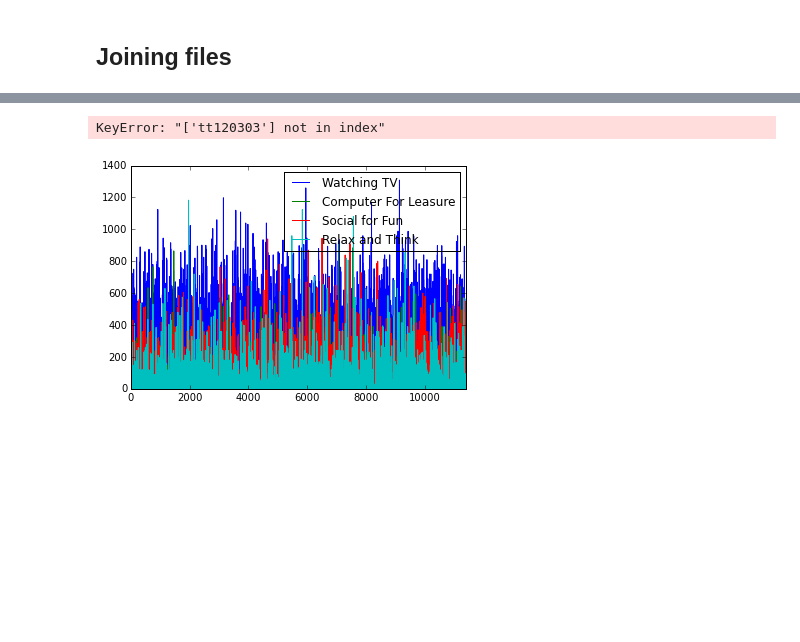
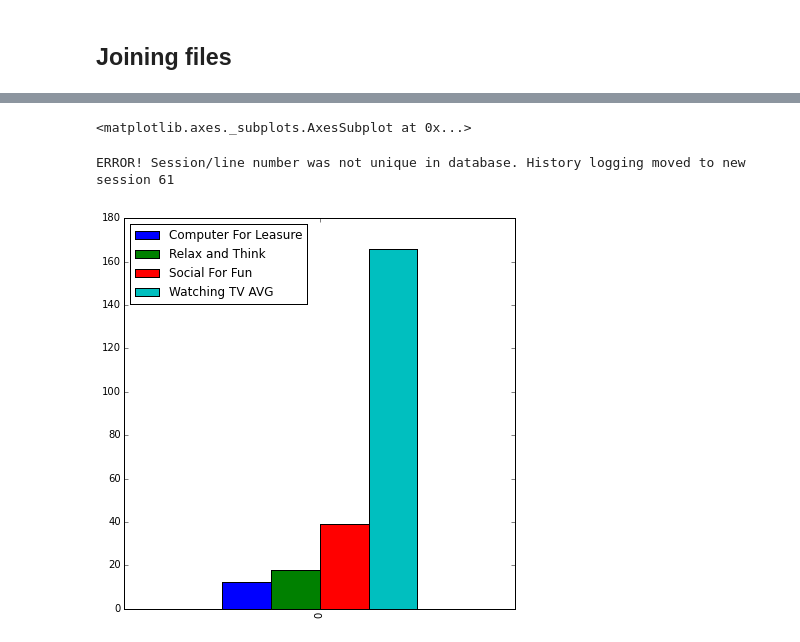
Before and after one commit to tiy-gvl-python/atus-analysis, a Jupyter notebook: Starting Point.ipynb, the cells around one changed output, grey strips where cells are left out. Saved outputs shown, nothing was run; the diff lists cells and outputs as text; code cells hidden in the pictures; blank space fills up the shorter version.

```diff
--- a/Starting Point.ipynb
+++ b/Starting Point.ipynb
@@ -282,9 +113,3 @@ Name: TELFS, dtype: object
 # %%
 working = summary[["t120303","t120308","t120101","t120301"]]
-working.columns = ["Watching TV", "Computer For Leasure", "Social for Fun", "Relax and Think"]
+working.columns = ["Watching_TV", "Computer For Leasure", "Social for Fun", "Relax and Think"]
-# %%
-working.plot()
-average_minutes(summary, 't120303')
-# %% [output]
-KeyError: "['tt120303'] not in index"
-[figure, removed]
@@ -290,0 +127,22 @@ KeyError: "['tt120303'] not in index"
+# %%
+working
+def aboveaverage(tv):
+    if tv > 165.9:
+        return tv
+    else:
+        return None
+#aboveaveragetv = working['Watching_TV'].apply(aboveaverage)
+#print(aboveaveragetv.head())
+#working = pd.merge(working, aboveaveragetv.to_frame(), right_index=True, left_index=True)
+working = working.dropna()
+#print(working.head())
+#working = working[["Watching_TV_x", "Computer For Leasure", "Social for Fun", "Relax and Think"]]
+d = {"Watching TV AVG" :average_minutes(summary, '120303'), "Computer For Leasure" :average_minutes(summary, '120308'), "Social For Fun": average_minutes(summary, '120101'), "Relax and Think": average_minutes(summary, '120301')}
+
+#print(d)
+avgfun = pd.DataFrame(d, range(1))
+avgfun.plot(kind="bar", figsize=(7,7))
+# %% [output]
+<matplotlib.axes._subplots.AxesSubplot at 0x...>
+ERROR! Session/line number was not unique in database. History logging moved to new session 61
+[figure, added]
```
Also changed, not shown: parts of 26 cells of this notebook.
